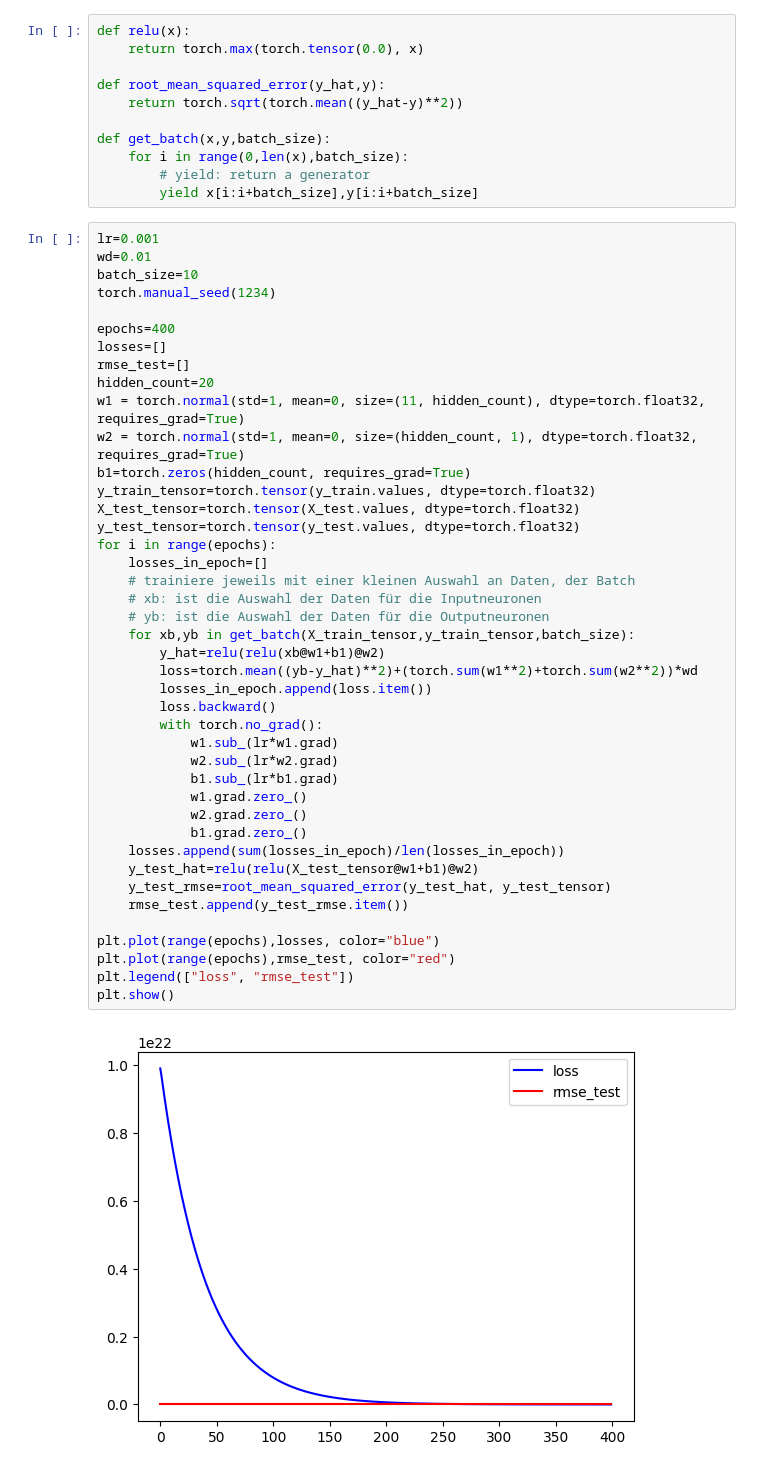
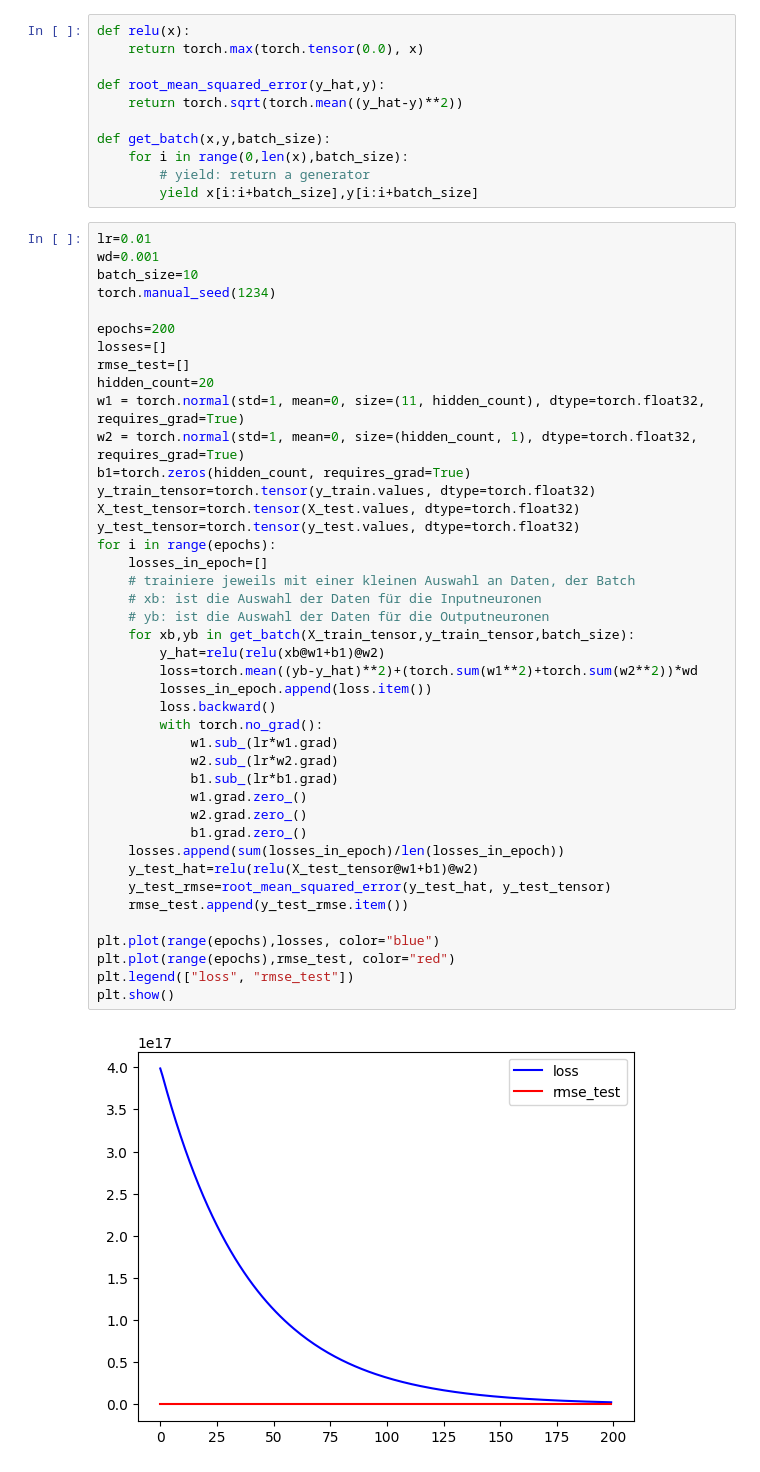
Before and after one commit to Koslowsky1337/Python_NeuralNetworks, a Jupyter notebook: CarPrice_NN/carprice.ipynb, the cells around one changed output. Drawn from its saved outputs; the diff is of its cells as text.

```diff
--- a/CarPrice_NN/carprice.ipynb
+++ b/CarPrice_NN/carprice.ipynb
@@ -213,12 +213,12 @@ def get_batch(x,y,batch_size):
         # yield: return a generator
         yield x[i:i+batch_size],y[i:i+batch_size]
 # %%
-lr=0.001
-wd=0.01
+lr=0.01
+wd=0.001
 batch_size=10
 torch.manual_seed(1234)
 
-epochs=400
+epochs=200
 losses=[]
 rmse_test=[]
 hidden_count=20
@@ -228,31 +228,31 @@ b1=torch.zeros(hidden_count, requires_grad=True)
 y_train_tensor=torch.tensor(y_train.values, dtype=torch.float32)
 X_test_tensor=torch.tensor(X_test.values, dtype=torch.float32)
 y_test_tensor=torch.tensor(y_test.values, dtype=torch.float32)
 for i in range(epochs):
     losses_in_epoch=[]
     # trainiere jeweils mit einer kleinen Auswahl an Daten, der Batch
     # xb: ist die Auswahl der Daten für die Inputneuronen
     # yb: ist die Auswahl der Daten für die Outputneuronen
     for xb,yb in get_batch(X_train_tensor,y_train_tensor,batch_size):
         y_hat=relu(relu(xb@w1+b1)@w2)
         loss=torch.mean((yb-y_hat)**2)+(torch.sum(w1**2)+torch.sum(w2**2))*wd
         losses_in_epoch.append(loss.item())
         loss.backward()
         with torch.no_grad():
             w1.sub_(lr*w1.grad)
             w2.sub_(lr*w2.grad)
             b1.sub_(lr*b1.grad)
             w1.grad.zero_()
             w2.grad.zero_()
             b1.grad.zero_()
     losses.append(sum(losses_in_epoch)/len(losses_in_epoch))
     y_test_hat=relu(relu(X_test_tensor@w1+b1)@w2)
     y_test_rmse=root_mean_squared_error(y_test_hat, y_test_tensor)
     rmse_test.append(y_test_rmse.item())
 
 plt.plot(range(epochs),losses, color="blue")
 plt.plot(range(epochs),rmse_test, color="red")
 plt.legend(["loss", "rmse_test"])
 plt.show()
 # %% [output]
-[figure, old version]
+[figure, new version]
```
